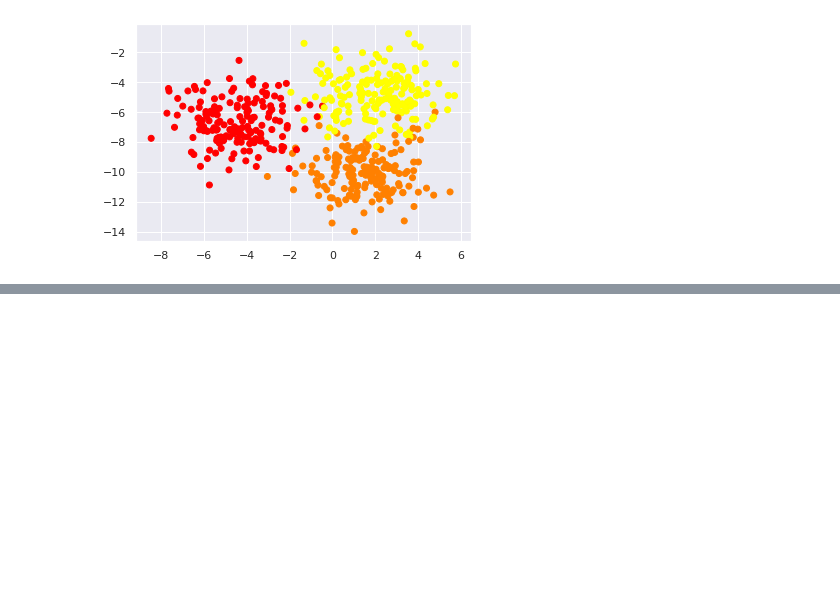
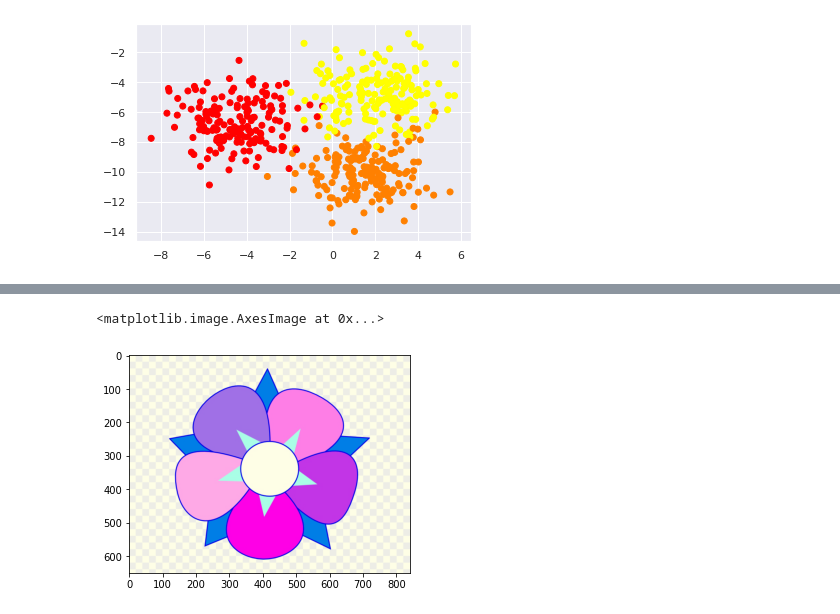
Before and after one commit to KARTIKEYgarg1/udemy-data-science-and-ml, a Jupyter notebook: Practice.ipynb, the cells around one changed output, grey strips where cells are left out. Cells and saved outputs as stored; diff of their text form; code cells hidden in the pictures; blank space fills up the shorter version.

```diff
--- a/Practice.ipynb
+++ b/Practice.ipynb
@@ -279,0 +356,8 @@ X_train,X_test,y_train,y_test=train_test_split(X,y,test_size=0.33)
+# %%
+# increaseing blue content in above image
+z=im.copy()
+z[:,:,2]=230
+plt.imshow(z)
+# %% [output]
+<matplotlib.image.AxesImage at 0x...>
+[figure, added]
```
Also changed, not shown: parts of 7 cells of this notebook.
